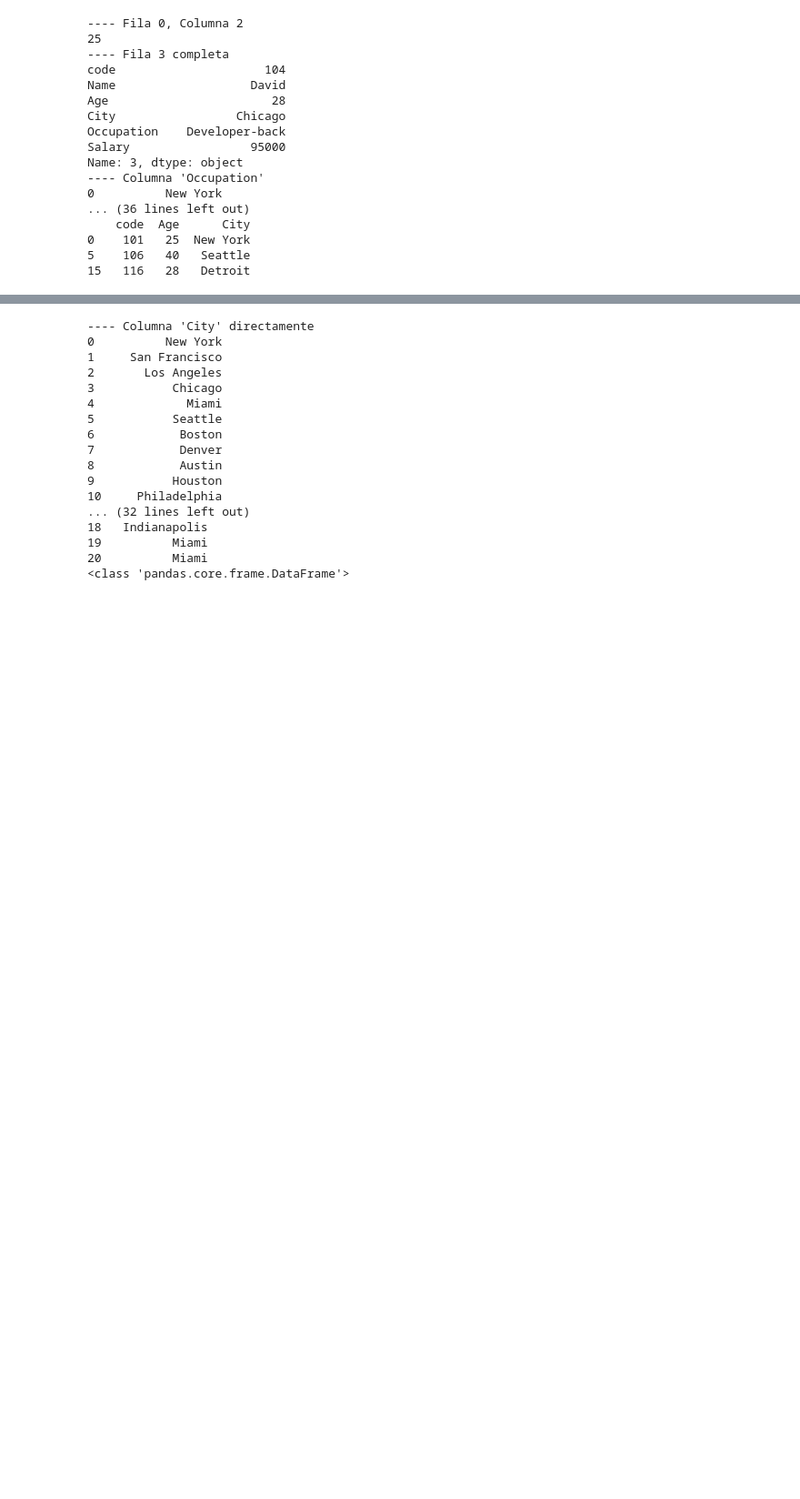
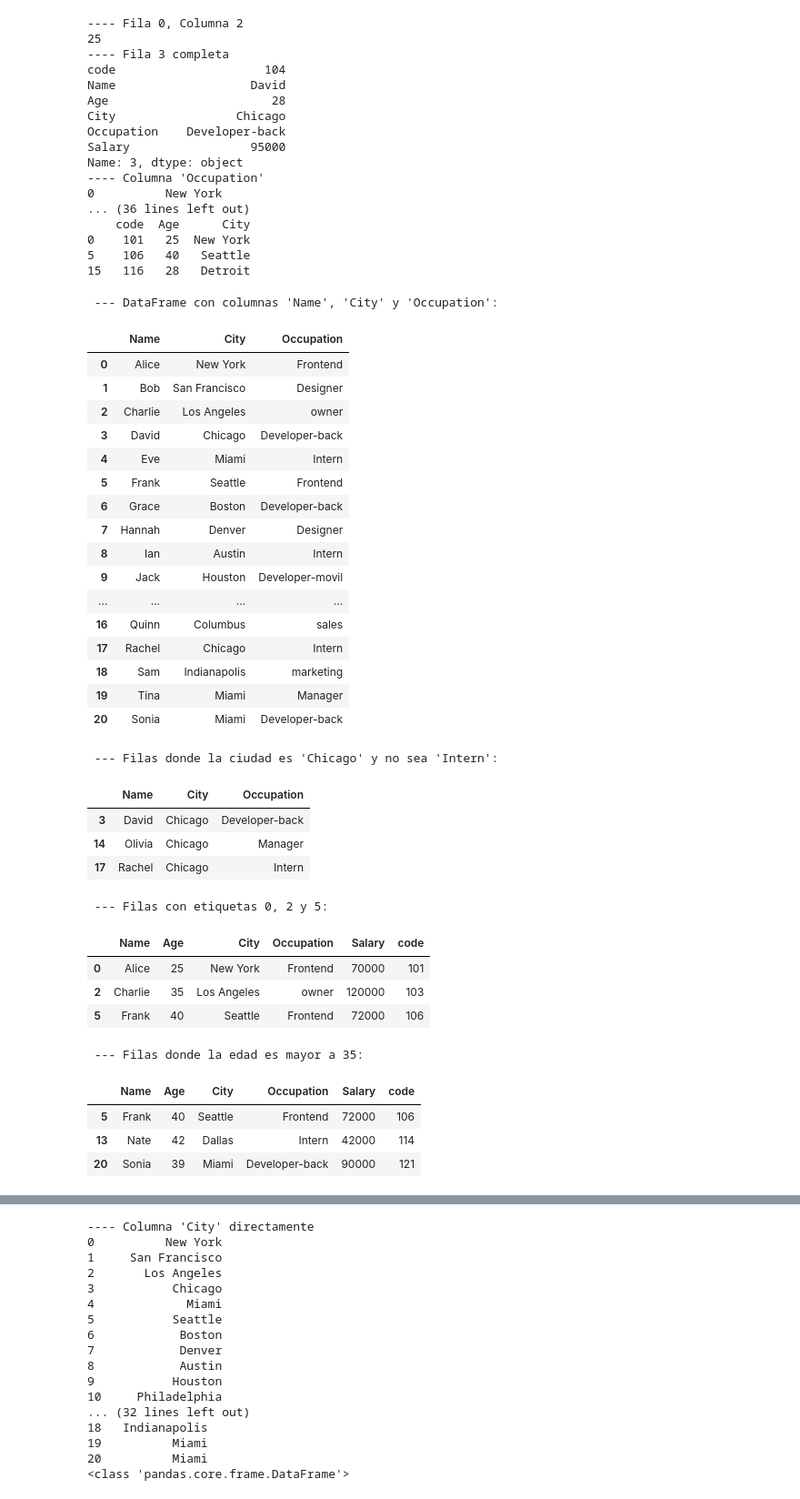
Before and after one commit to alvarohrv/data-analysis-py-sandbox, a Jupyter notebook: dataframe.ipynb, the cells around one changed output, grey strips where cells are left out. Shown at 91% size. Saved outputs shown, nothing was run; the diff lists cells and outputs as text; code cells hidden in the pictures; blank space fills up the shorter version.

```diff
--- a/dataframe.ipynb
+++ b/dataframe.ipynb
@@ -136,4 +254,60 @@ Name: 3, dtype: object
 0    101   25  New York
 5    106   40   Seattle
 15   116   28   Detroit
+# %%
+# 2. Selección por ETIQUETA → `loc`
+# Se usa cuando quieres acceder por _nombres de filas o columnas_ (etiquetas).
+# El primer argumento de .loc se refiere a las filas (etiquetas de índice) y el segundo a las columnas (nombres de columnas).
+# loc[] no solo acepta números, también recibe rangos, etiquetas, listas o una lista de condiciones booleanas para seleccionar filas.
+
+# Uso de 'rangos' para seleccionar filas por etiqueta
+name_city_occupation_column = df.loc[:,['Name','City', 'Occupation']]
+print(" --- DataFrame con columnas 'Name', 'City' y 'Occupation':")
+display(name_city_occupation_column)
+
+# uso de 'condiciones booleanas' para seleccionar filas por etiqueta
+print(" --- Filas donde la ciudad es 'Chicago' y no sea 'Intern':")
+mascara_chicago = df['City'] == 'Chicago' # Esto devuelve una Serie de booleanos (True/False) indicando qué filas cumplen
+display(df.loc[mascara_chicago, ['Name', 'City', 'Occupation']])
+
+# Seleccionar filas por etiqueta usando una lista de etiquetas
+print(" --- Filas con etiquetas 0, 2 y 5:")
+display(df.loc[[0, 2, 5]])
+
+print(" --- Filas donde la edad es mayor a 35:")
+display(df.loc[df["Age"] > 35, :])  # filas que cumplen condición
+# %% [output]
+ --- DataFrame con columnas 'Name', 'City' y 'Occupation':
+|  | Name | City | Occupation |
+| 0 | Alice | New York | Frontend |
+| 1 | Bob | San Francisco | Designer |
+| 2 | Charlie | Los Angeles | owner |
+| 3 | David | Chicago | Developer-back |
+| 4 | Eve | Miami | Intern |
+| 5 | Frank | Seattle | Frontend |
+| 6 | Grace | Boston | Developer-back |
+| 7 | Hannah | Denver | Designer |
+| 8 | Ian | Austin | Intern |
+| 9 | Jack | Houston | Developer-movil |
+| ... | ... | ... | ... |
+| 16 | Quinn | Columbus | sales |
+| 17 | Rachel | Chicago | Intern |
+| 18 | Sam | Indianapolis | marketing |
+| 19 | Tina | Miami | Manager |
+| 20 | Sonia | Miami | Developer-back |
+ --- Filas donde la ciudad es 'Chicago' y no sea 'Intern':
+|  | Name | City | Occupation |
+| 3 | David | Chicago | Developer-back |
+| 14 | Olivia | Chicago | Manager |
+| 17 | Rachel | Chicago | Intern |
+ --- Filas con etiquetas 0, 2 y 5:
+|  | Name | Age | City | Occupation | Salary | code |
+| 0 | Alice | 25 | New York | Frontend | 70000 | 101 |
+| 2 | Charlie | 35 | Los Angeles | owner | 120000 | 103 |
+| 5 | Frank | 40 | Seattle | Frontend | 72000 | 106 |
+ --- Filas donde la edad es mayor a 35:
+|  | Name | Age | City | Occupation | Salary | code |
+| 5 | Frank | 40 | Seattle | Frontend | 72000 | 106 |
+| 13 | Nate | 42 | Dallas | Intern | 42000 | 114 |
+| 20 | Sonia | 39 | Miami | Developer-back | 90000 | 121 |
 # %%
```
Also changed, not shown: parts of 8 cells of this notebook, 4 other files.
